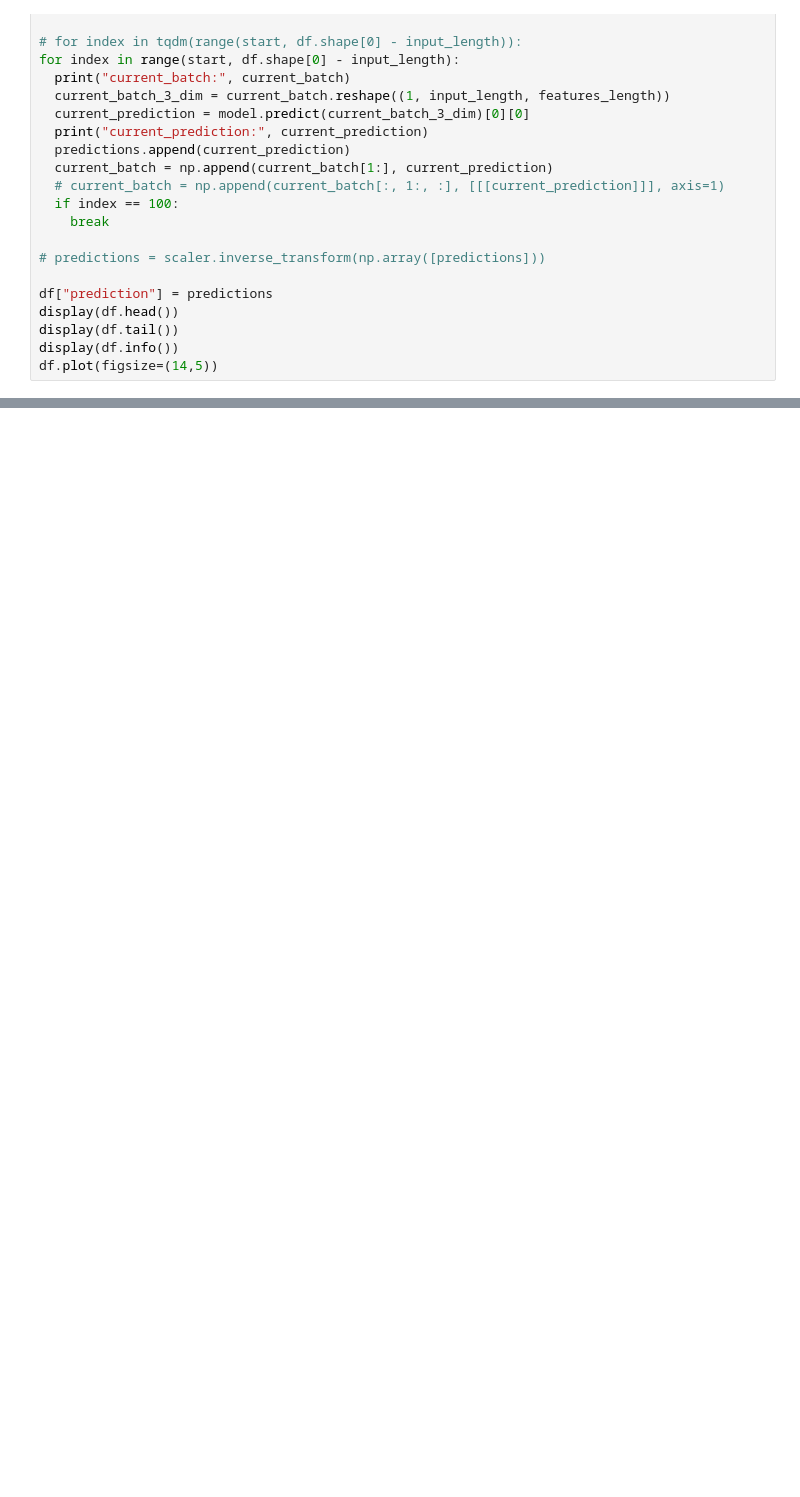
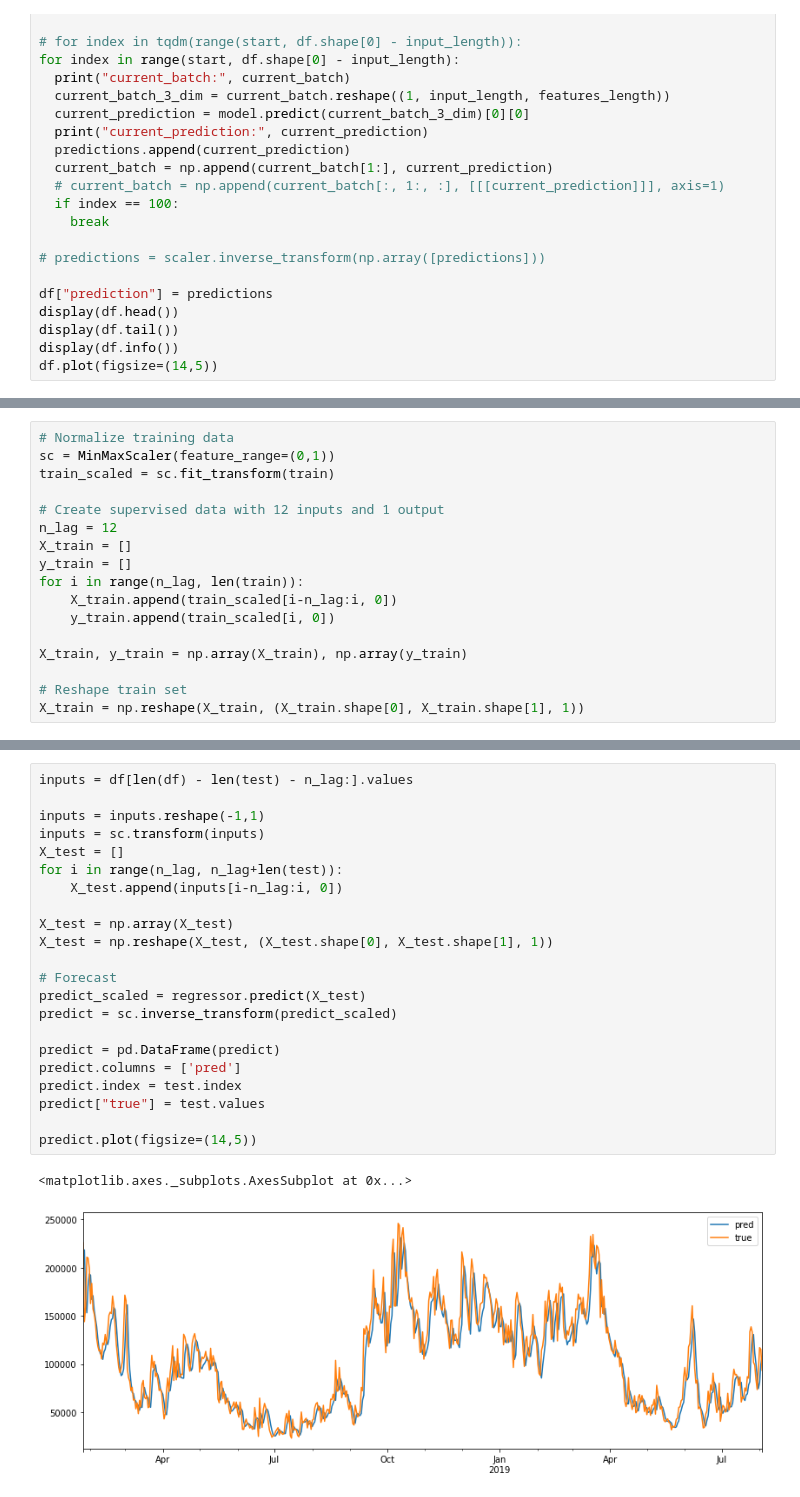
Before and after one commit to tjohanne42/time-series-project-simplon, a Jupyter notebook: preprocess_data.ipynb, the cells around one changed output, grey strips where cells are left out. Saved outputs shown, nothing was run; the diff lists cells and outputs as text; blank space fills up the shorter version.

```diff
--- a/preprocess_data.ipynb
+++ b/preprocess_data.ipynb
@@ -559,0 +618,17 @@ df.plot(figsize=(14,5))
+# %%
+# Normalize training data
+sc = MinMaxScaler(feature_range=(0,1))
+train_scaled = sc.fit_transform(train)
+
+# Create supervised data with 12 inputs and 1 output
+n_lag = 12
+X_train = []
+y_train = []
+for i in range(n_lag, len(train)):
+    X_train.append(train_scaled[i-n_lag:i, 0])
+    y_train.append(train_scaled[i, 0])
+
+X_train, y_train = np.array(X_train), np.array(y_train)
+
+# Reshape train set
+X_train = np.reshape(X_train, (X_train.shape[0], X_train.shape[1], 1))
@@ -559,0 +664,25 @@ df.plot(figsize=(14,5))
+# %%
+inputs = df[len(df) - len(test) - n_lag:].values
+
+inputs = inputs.reshape(-1,1)
+inputs = sc.transform(inputs)
+X_test = []
+for i in range(n_lag, n_lag+len(test)):
+    X_test.append(inputs[i-n_lag:i, 0])
+
+X_test = np.array(X_test)
+X_test = np.reshape(X_test, (X_test.shape[0], X_test.shape[1], 1))
+
+# Forecast
+predict_scaled = regressor.predict(X_test)
+predict = sc.inverse_transform(predict_scaled)
+
+predict = pd.DataFrame(predict)
+predict.columns = ['pred']
+predict.index = test.index
+predict["true"] = test.values
+
+predict.plot(figsize=(14,5))
+# %% [output]
+<matplotlib.axes._subplots.AxesSubplot at 0x...>
+[figure, added]
```
Also changed, not shown: parts of 12 cells of this notebook.
